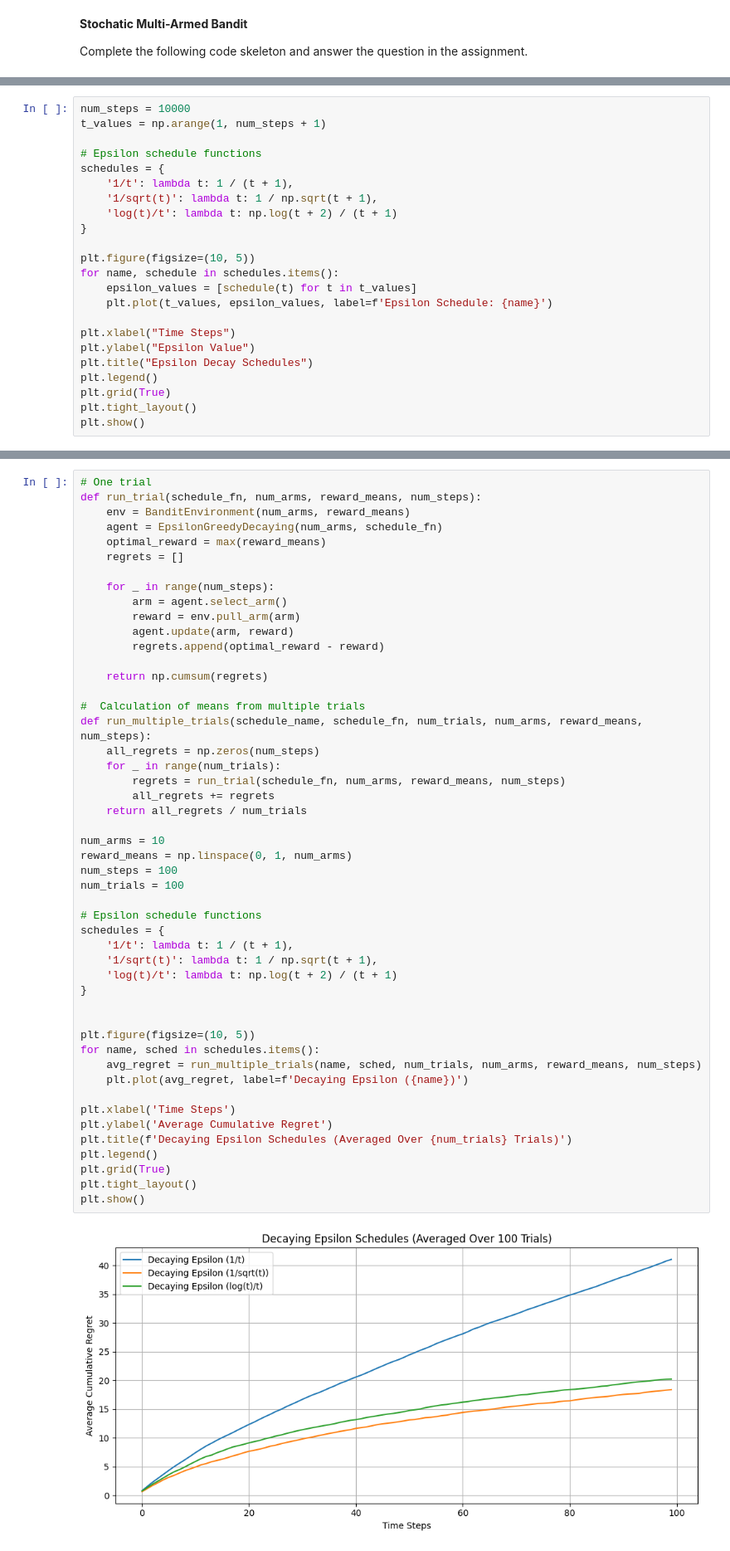
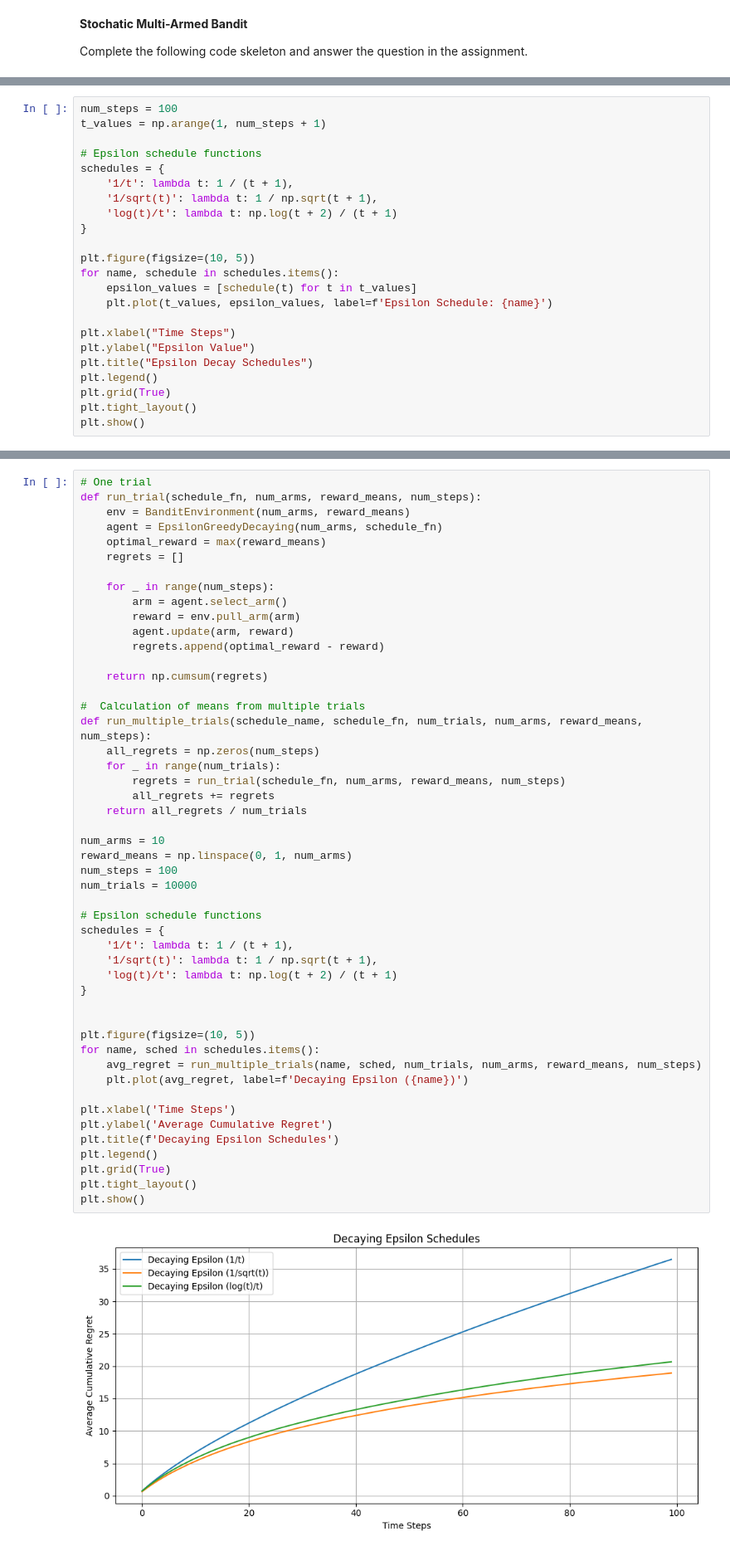
Before and after one commit to omerkarahasanoglu/Research-Skills, a Jupyter notebook: MAB_Assignment-Erik.ipynb, the cells around one changed output, grey strips where cells are left out. Shown at 83% size. Drawn from its saved outputs; the diff is of its cells as text.

```diff
--- a/MAB_Assignment-Erik.ipynb
+++ b/MAB_Assignment-Erik.ipynb
@@ -199,5 +199,5 @@ plt.show()
 # %%
-num_steps = 10000
+num_steps = 100
 t_values = np.arange(1, num_steps + 1)
 
 # Epsilon schedule functions
@@ -284,33 +284,33 @@ def run_multiple_trials(schedule_name, schedule_fn, num_trials, num_arms, reward
     all_regrets = np.zeros(num_steps)
     for _ in range(num_trials):
         regrets = run_trial(schedule_fn, num_arms, reward_means, num_steps)
         all_regrets += regrets
     return all_regrets / num_trials
 
 num_arms = 10
 reward_means = np.linspace(0, 1, num_arms)
 num_steps = 100
-num_trials = 100
+num_trials = 10000
 
 # Epsilon schedule functions
 schedules = {
     '1/t': lambda t: 1 / (t + 1),
     '1/sqrt(t)': lambda t: 1 / np.sqrt(t + 1),
     'log(t)/t': lambda t: np.log(t + 2) / (t + 1)
 }
 
 
 plt.figure(figsize=(10, 5))
 for name, sched in schedules.items():
     avg_regret = run_multiple_trials(name, sched, num_trials, num_arms, reward_means, num_steps)
     plt.plot(avg_regret, label=f'Decaying Epsilon ({name})')
 
 plt.xlabel('Time Steps')
 plt.ylabel('Average Cumulative Regret')
-plt.title(f'Decaying Epsilon Schedules (Averaged Over {num_trials} Trials)')
+plt.title(f'Decaying Epsilon Schedules')
 plt.legend()
 plt.grid(True)
 plt.tight_layout()
 plt.show()
 # %% [output]
-[figure, old version]
+[figure, new version]
```
Also changed, not shown: parts of 2 cells of this notebook, 1 other file.
